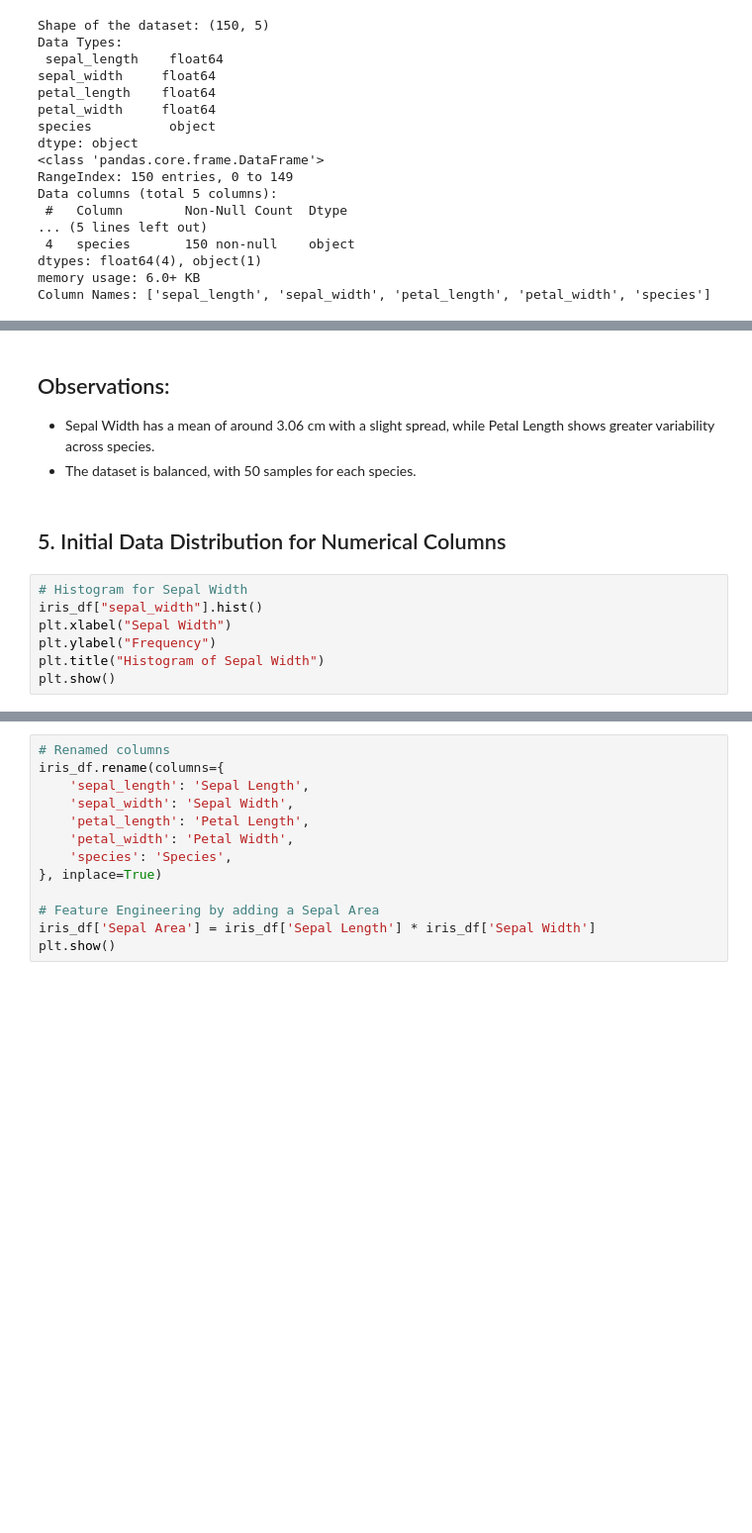
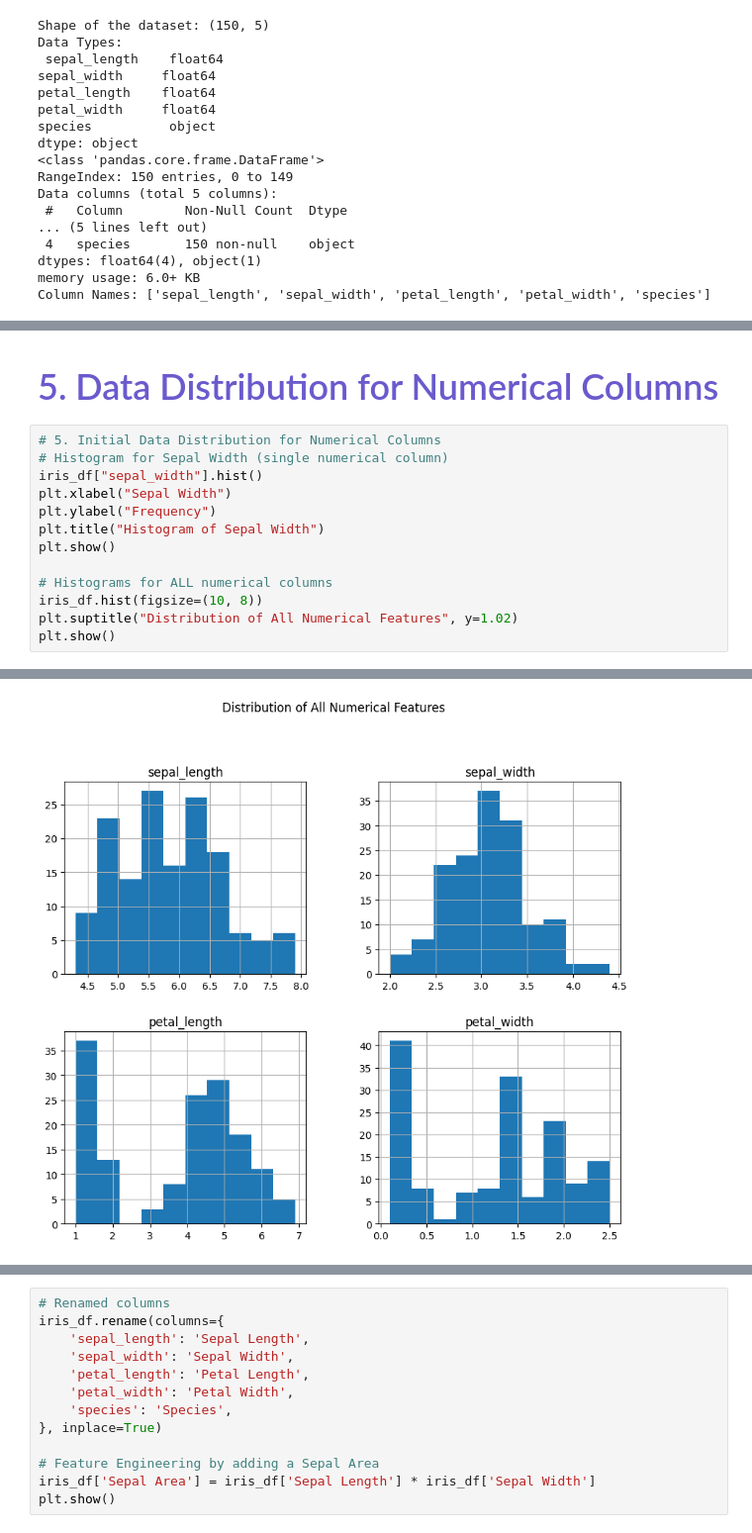
Before and after one commit to ssowers2/datafun-04-eda, a Jupyter notebook: example_notebook.ipynb, the cells around one changed output, grey strips where cells are left out. Shown at 99% size. Drawn from its saved outputs; the diff is of its cells as text; blank space fills up the shorter version.

```diff
--- a/example_notebook.ipynb
+++ b/example_notebook.ipynb
@@ -100,19 +85,22 @@ display(iris_df.describe(include="all"))
 | 50% | 5.800000 | 3.000000 | 4.350000 | 1.300000 | NaN |
 | 75% | 6.400000 | 3.300000 | 5.100000 | 1.800000 | NaN |
 | max | 7.900000 | 4.400000 | 6.900000 | 2.500000 | NaN |
-# %% [markdown]
-## Observations:
-- Sepal Width has a mean of around 3.06 cm with a slight spread, while Petal Length shows greater variability across species.
-- The dataset is balanced, with 50 samples for each species.
 # %% [markdown]
-## 5. Initial Data Distribution for Numerical Columns
+## <span style="color:#6A5ACD; font-size:36px;"> 5. Data Distribution for Numerical Columns</span>
 # %%
-# Histogram for Sepal Width
+# 5. Initial Data Distribution for Numerical Columns
+# Histogram for Sepal Width (single numerical column)
 iris_df["sepal_width"].hist()
 plt.xlabel("Sepal Width")
 plt.ylabel("Frequency")
 plt.title("Histogram of Sepal Width")
 plt.show()
+
+# Histograms for ALL numerical columns
+iris_df.hist(figsize=(10, 8))
+plt.suptitle("Distribution of All Numerical Features", y=1.02)
+plt.show()
 # %% [output]
 [figure]
+[figure, added]
 # %% [markdown]
```
Also changed, not shown: parts of 17 cells of this notebook.
